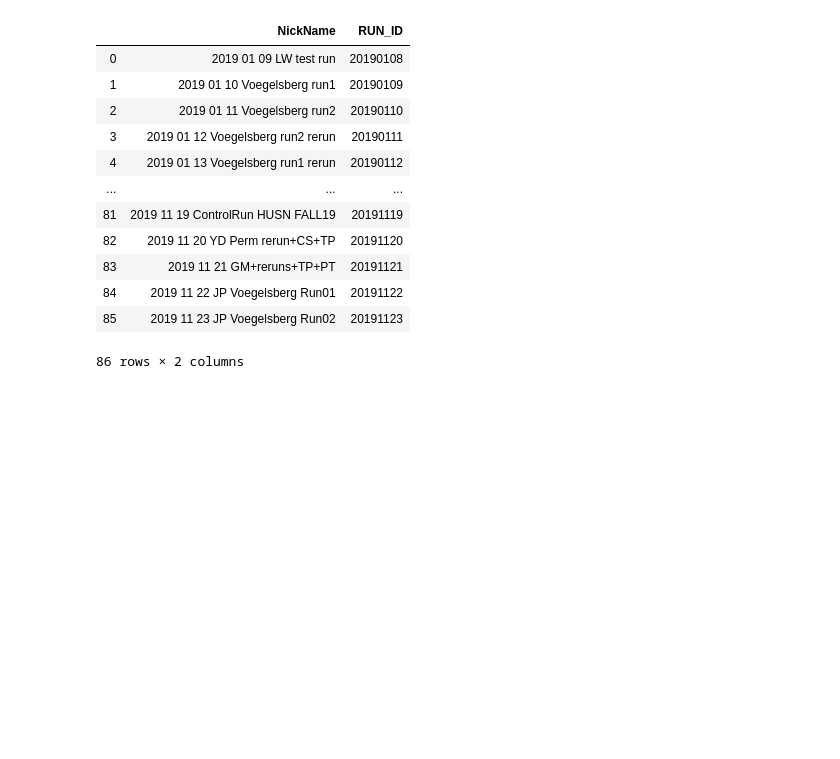
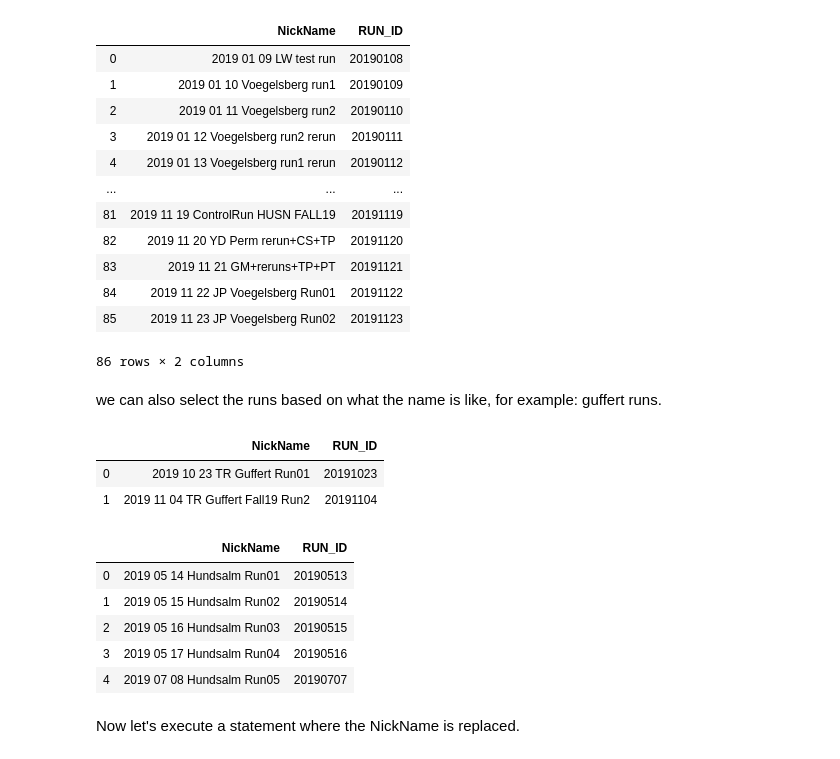
Before and after one commit to tr1813/picarro-calculator, a Jupyter notebook: ipynb/Update DataBase.ipynb, the cells around one changed output. Cells and saved outputs as stored; diff of their text form; code cells hidden in the pictures; blank space fills up the shorter version.

```diff
--- a/ipynb/Update DataBase.ipynb
+++ b/ipynb/Update DataBase.ipynb
@@ -112,3 +47,24 @@ df
 | 84 | 2019 11 22 JP Voegelsberg Run01 | 20191122 |
 | 85 | 2019 11 23 JP Voegelsberg Run02 | 20191123 |
 86 rows × 2 columns
+# %% [markdown]
+we can also select the runs based on what the name is like, for example: guffert runs.
+# %%
+df = pd.read_sql_query("select * from runlookup rlk where rlk.NickName like '%guffert%';",conn)
+df
+# %% [output]
+|  | NickName | RUN_ID |
+| 0 | 2019 10 23 TR Guffert Run01 | 20191023 |
+| 1 | 2019 11 04 TR Guffert Fall19 Run2 | 20191104 |
+# %%
+df = pd.read_sql_query("select * from runlookup rlk where rlk.NickName like '%Hundsalm%';",conn)
+df
+# %% [output]
+|  | NickName | RUN_ID |
+| 0 | 2019 05 14 Hundsalm Run01 | 20190513 |
+| 1 | 2019 05 15 Hundsalm Run02 | 20190514 |
+| 2 | 2019 05 16 Hundsalm Run03 | 20190515 |
+| 3 | 2019 05 17 Hundsalm Run04 | 20190516 |
+| 4 | 2019 07 08 Hundsalm Run05 | 20190707 |
+# %% [markdown]
+Now let's execute a statement where the NickName is replaced.
```
Also changed, not shown: parts of 24 cells of this notebook, 1 other file.
